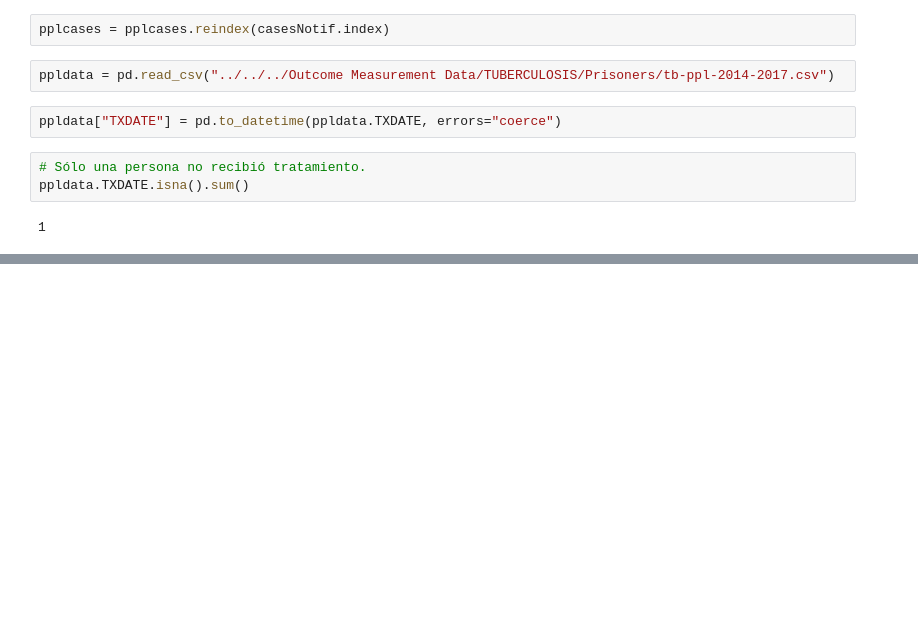
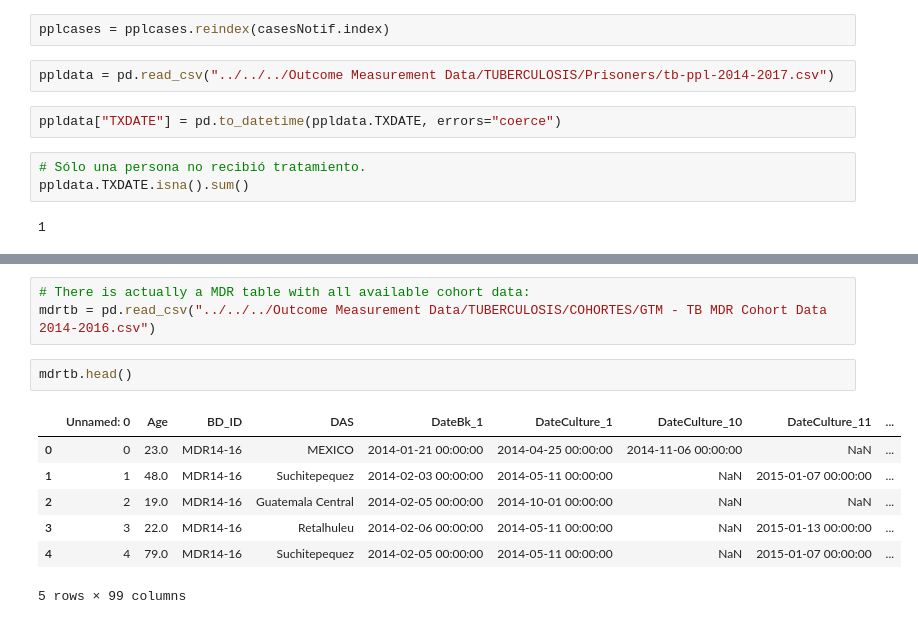
Before and after one commit to Guitlle/gf, a Jupyter notebook: impact_evaluation/gtm_tb/Prepare SEM data.ipynb, the cells around one changed output, grey strips where cells are left out. Cells and saved outputs as stored; diff of their text form; blank space fills up the shorter version.

```diff
--- a/impact_evaluation/gtm_tb/Prepare SEM data.ipynb
+++ b/impact_evaluation/gtm_tb/Prepare SEM data.ipynb
@@ -108,0 +200,13 @@ ppldata.TXDATE.isna().sum()
+# %%
+# There is actually a MDR table with all available cohort data:
+mdrtb = pd.read_csv("../../../Outcome Measurement Data/TUBERCULOSIS/COHORTES/GTM - TB MDR Cohort Data 2014-2016.csv")
+# %%
+mdrtb.head()
+# %% [output]
+|  | Unnamed: 0 | Age | BD_ID | DAS | DateBk_1 | DateCulture_1 | DateCulture_10 | DateCulture_11 | ... |
+| 0 | 0 | 23.0 | MDR14-16 | MEXICO | 2014-01-21 00:00:00 | 2014-04-25 00:00:00 | 2014-11-06 00:00:00 | NaN | ... |
+| 1 | 1 | 48.0 | MDR14-16 | Suchitepequez | 2014-02-03 00:00:00 | 2014-05-11 00:00:00 | NaN | 2015-01-07 00:00:00 | ... |
+| 2 | 2 | 19.0 | MDR14-16 | Guatemala Central | 2014-02-05 00:00:00 | 2014-10-01 00:00:00 | NaN | NaN | ... |
+| 3 | 3 | 22.0 | MDR14-16 | Retalhuleu | 2014-02-06 00:00:00 | 2014-05-11 00:00:00 | NaN | 2015-01-13 00:00:00 | ... |
+| 4 | 4 | 79.0 | MDR14-16 | Suchitepequez | 2014-02-05 00:00:00 | 2014-05-11 00:00:00 | NaN | 2015-01-07 00:00:00 | ... |
+5 rows × 99 columns
```
Also changed, not shown: parts of 48 cells of this notebook.
